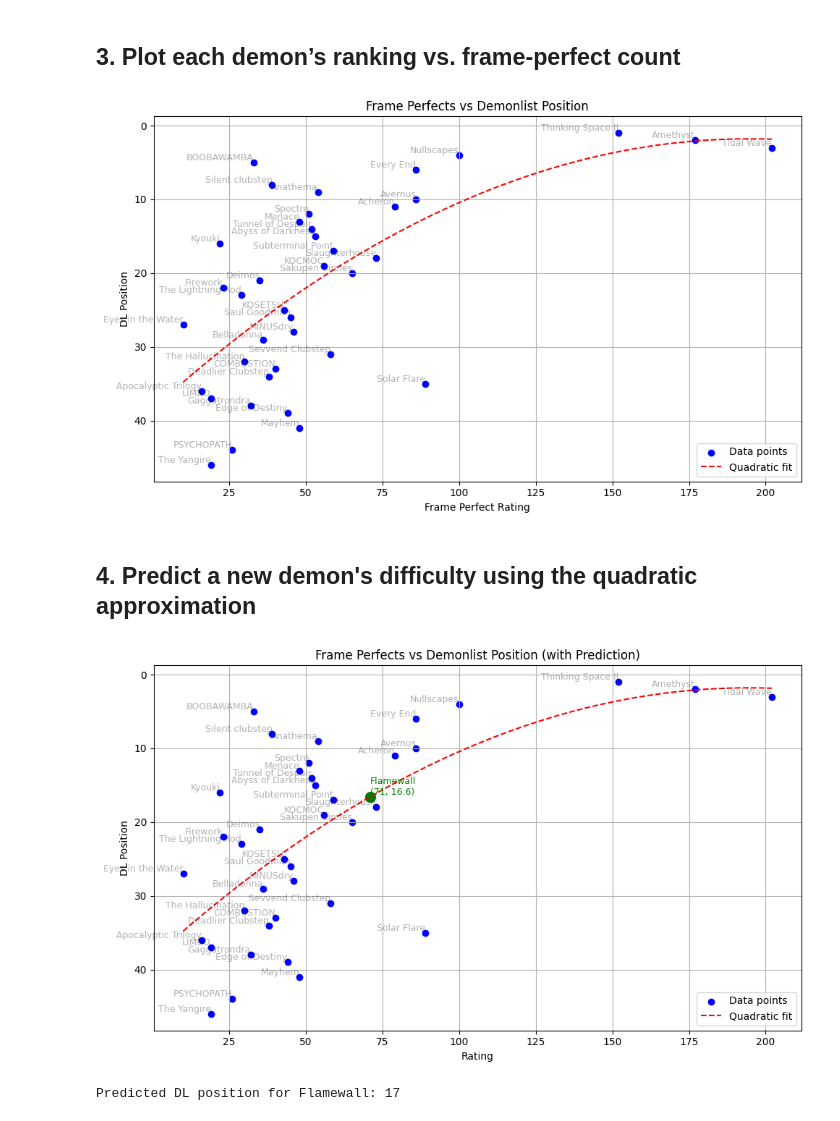
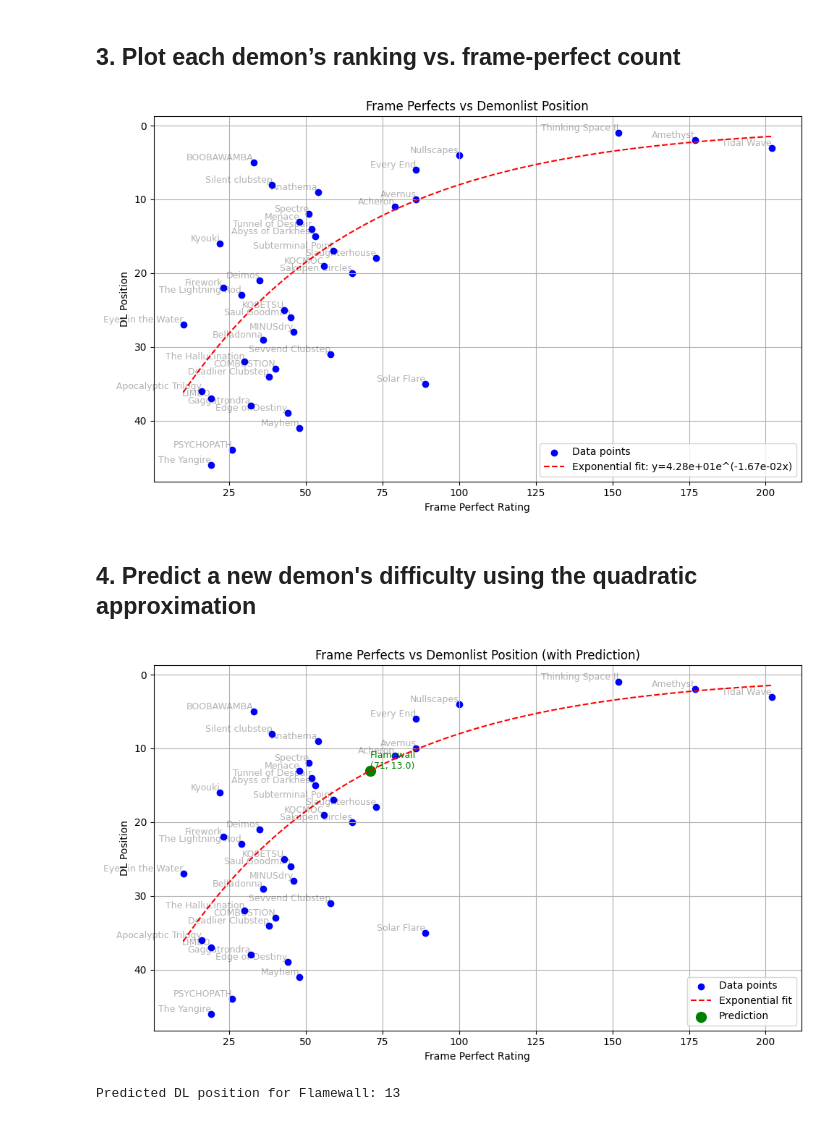
Before and after one commit to AlexMarinkovich/Geometry-Dash-Difficulty-Predictor, a Jupyter notebook: main.ipynb, the cells around one changed output. Cells and saved outputs as stored; diff of their text form; code cells hidden in the pictures.

Commit message:
changed from quadratic fit to exponential fit

```diff
--- a/main.ipynb
+++ b/main.ipynb
@@ -63,6 +62,9 @@ print(dl_positions)
 # %% [markdown]
 ## 3. Plot each demon’s ranking vs. frame-perfect count
 # %%
+import numpy as np
+import matplotlib.pyplot as plt
+
 # Define the Frame Perfect metric
 METRIC = 'Rating'  # options: '60', '120', '240', 'Rating'
 
@@ -73,24 +75,31 @@ common_demons = [demon for demon in dl_positions if demon in fp_values]
 frame_perfects = [fp_values[demon][METRIC] for demon in common_demons]
 positions = [dl_positions[demon] for demon in common_demons]
 
-# Convert to numpy arrays for fitting
+# Convert to numpy arrays
 x = np.array(frame_perfects)
 y = np.array(positions)
 
-# Fit a quadratic (degree=2) polynomial
-coeffs = np.polyfit(x, y, deg=2)
-poly = np.poly1d(coeffs)
+# --- Exponential Fit y = a * exp(bx) ---
+mask = y > 0  # Avoid log(0) errors by filtering positive y
+x_pos = x[mask]
+y_pos = y[mask]
 
-# Generate smooth x-values for the curve
+# Fit ln(y) = ln(a) + b*x
+log_y = np.log(y_pos)
+b, log_a = np.polyfit(x_pos, log_y, deg=1)
+a = np.exp(log_a)
+
+# Exponential function
+def exp_fit(x): return a * np.exp(b * x)
+
+# Generate smooth curve
 x_fit = np.linspace(min(x), max(x), 200)
-y_fit = poly(x_fit)
+y_fit = exp_fit(x_fit)
 
 # Plot
 plt.figure(figsize=(10, 6))
-plt.scatter(frame_perfects, positions, color='blue', label='Data points')
-
-# Plot quadratic fit
-plt.plot(x_fit, y_fit, color='red', linestyle='--', label='Quadratic fit')
+plt.scatter(x, y, color='blue', label='Data points')
+plt.plot(x_fit, y_fit, color='red', linestyle='--', label=f'Exponential fit: y={a:.2e}e^({b:.2e}x)')
 
 # Annotate each point with the demon name at low opacity
 for xi, yi, demon in zip(frame_perfects, positions, common_demons):
@@ -105,42 +114,42 @@ plt.legend()
 plt.tight_layout()
 plt.show()
 # %% [output]
-[figure, old version]
+[figure, new version]
 # %% [markdown]
 ## 4. Predict a new demon's difficulty using the quadratic approximation
 # %%
-# Example: predict a new demon with 180 frame-perfects at 60 FPS
-NEW_FP_DEMON = "Flamewall"
-NEW_FP_VALUE = 71
+# Example: predict a new demon
+NEW_FP_DEMON = "Flamewall"  # a demon not in the current list
+NEW_FP_VALUE = 71  # its frame perfect value
 
-# Predict DL position using the quadratic model
-predicted_position = poly(NEW_FP_VALUE)
+# Predict DL position using the exponential model
+predicted_position = exp_fit(NEW_FP_VALUE)
 
 # Second plot showing the prediction
 plt.figure(figsize=(10, 6))
 plt.scatter(frame_perfects, positions, color='blue', label='Data points')
-plt.plot(x_fit, y_fit, color='red', linestyle='--', label='Quadratic fit')
+plt.plot(x_fit, y_fit, color='red', linestyle='--', label='Exponential fit')
 
 # Plot the new demon prediction
-plt.scatter(NEW_FP_VALUE, predicted_position, color='green', s=100)
+plt.scatter(NEW_FP_VALUE, predicted_position, color='green', s=100, label='Prediction')
 plt.text(NEW_FP_VALUE, predicted_position,
          f"{NEW_FP_DEMON}\n({NEW_FP_VALUE}, {predicted_position:.1f})",
          fontsize=9, ha='left', va='bottom', color='green')
 
 # Annotate each point with the demon name at low opacity
 for xi, yi, demon in zip(frame_perfects, positions, common_demons):
     plt.text(xi, yi, demon, fontsize=9, alpha=0.3, ha='right', va='bottom')
 
 plt.title('Frame Perfects vs Demonlist Position (with Prediction)')
-plt.xlabel(f'{METRIC}FPS Frame Perfects' if METRIC != 'Rating' else 'Rating')
+plt.xlabel(f'{METRIC}FPS Frame Perfects' if METRIC != 'Rating' else 'Frame Perfect Rating')
 plt.ylabel('DL Position')
 plt.gca().invert_yaxis()
 plt.grid(True)
 plt.legend()
 plt.tight_layout()
 plt.show()
 
 print(f"Predicted DL position for {NEW_FP_DEMON}: {predicted_position:.0f}")
 # %% [output]
-[figure, old version]
+[figure, new version]
-Predicted DL position for Flamewall: 17
+Predicted DL position for Flamewall: 13
```
Also changed, not shown: parts of 1 cell of this notebook.
